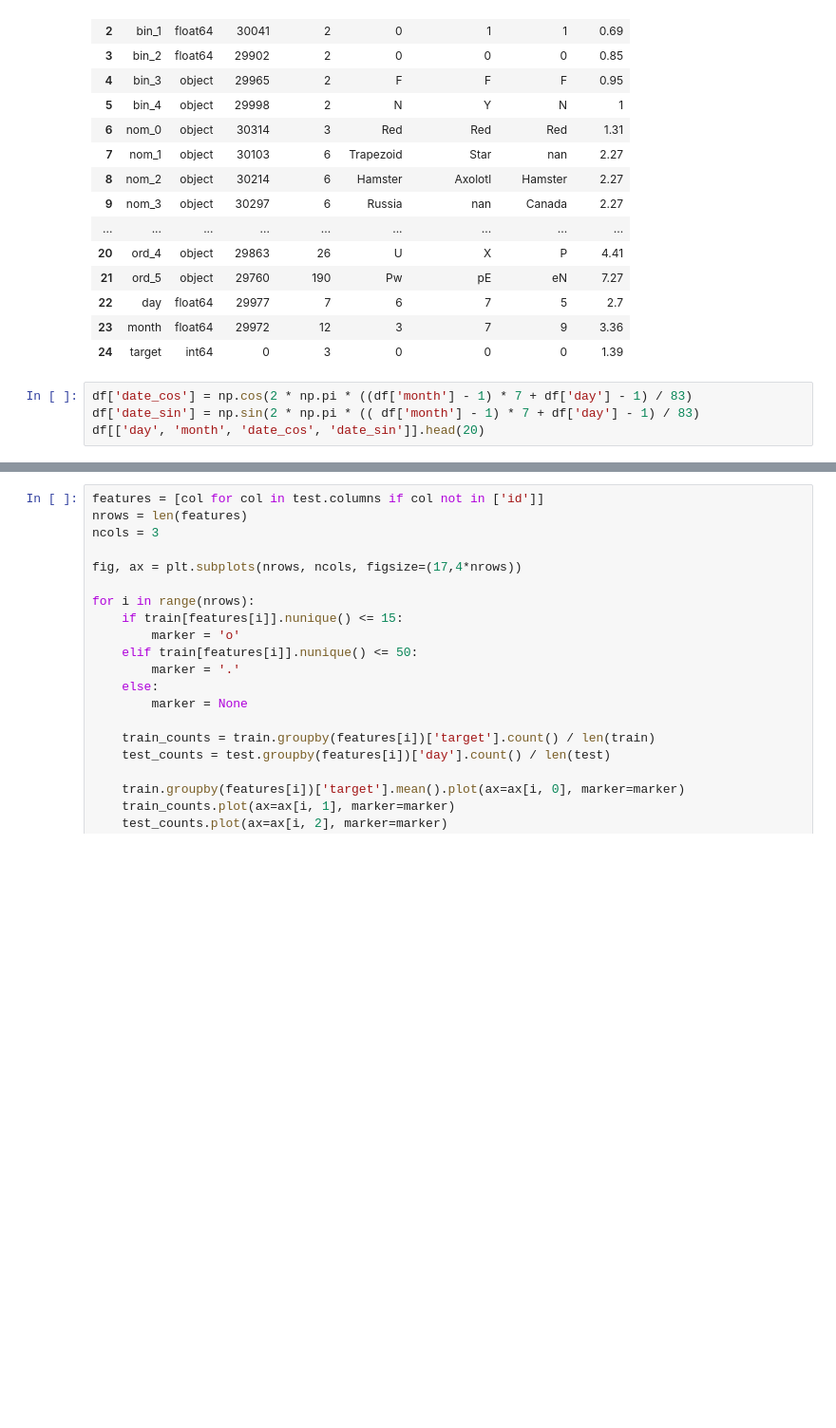
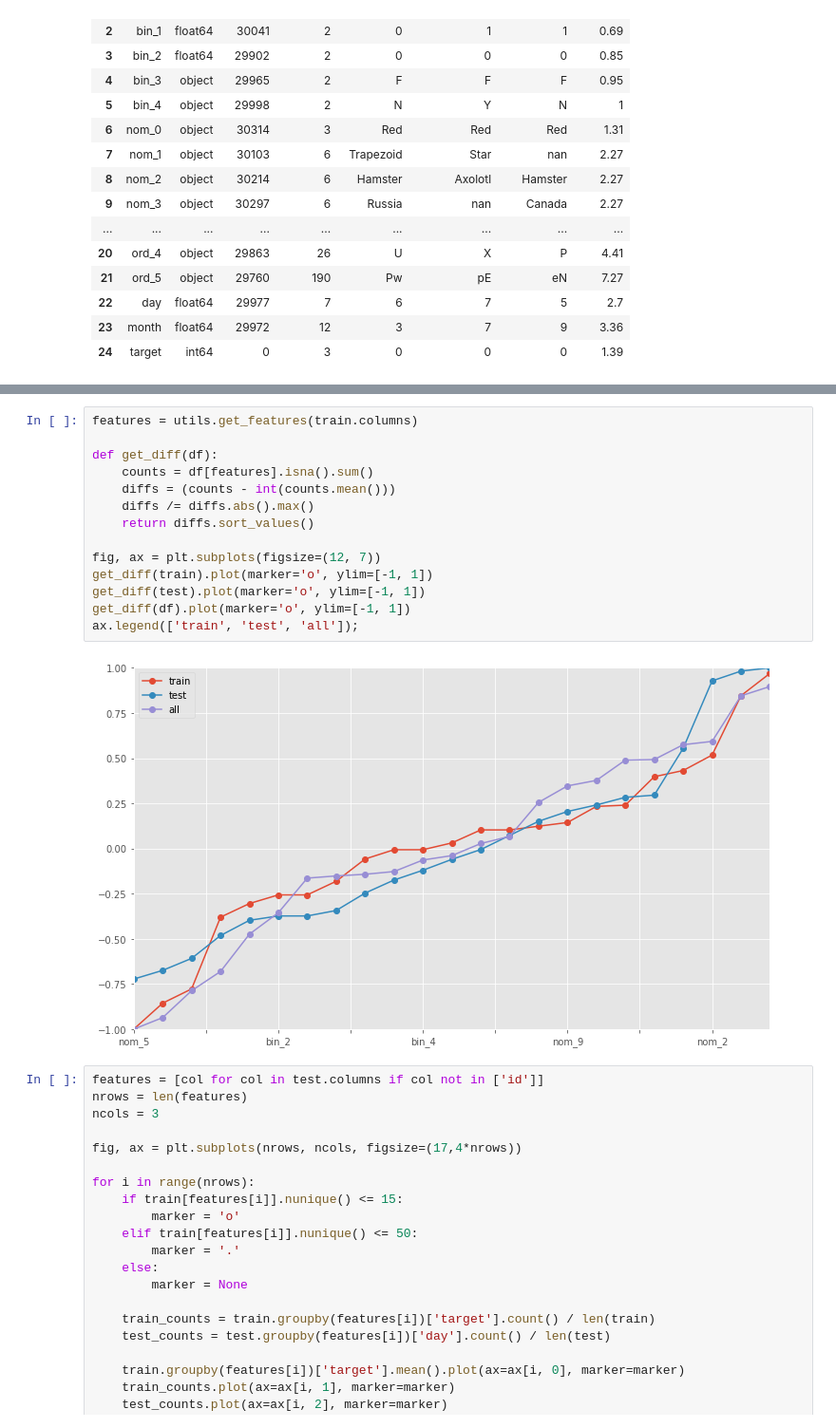
Before and after one commit to viktorsapozhok/cafeen, a Jupyter notebook: notebooks/1_simple_eda.ipynb, the cells around one changed output, grey strips where cells are left out. Shown at 95% size. Saved outputs shown, nothing was run; the diff lists cells and outputs as text; blank space fills up the shorter version.

```diff
--- a/notebooks/1_simple_eda.ipynb
+++ b/notebooks/1_simple_eda.ipynb
@@ -53,7 +53,3 @@ summary.style.background_gradient(cmap='Pastel1')
 | 22 | day | float64 | 29977 | 7 | 6 | 7 | 5 | 2.7 |
 | 23 | month | float64 | 29972 | 12 | 3 | 7 | 9 | 3.36 |
 | 24 | target | int64 | 0 | 3 | 0 | 0 | 0 | 1.39 |
-# %%
-df['date_cos'] = np.cos(2 * np.pi * ((df['month'] - 1) * 7 + df['day'] - 1) / 83)
-df['date_sin'] = np.sin(2 * np.pi * (( df['month'] - 1) * 7 + df['day'] - 1) / 83)
-df[['day', 'month', 'date_cos', 'date_sin']].head(20)
@@ -78,3 +105,19 @@ df[['day', 'month', 'date_cos', 'date_sin']].head(20)
+# %%
+features = utils.get_features(train.columns)
+
+def get_diff(df):
+    counts = df[features].isna().sum()
+    diffs = (counts - int(counts.mean()))
+    diffs /= diffs.abs().max()
+    return diffs.sort_values()
+
+fig, ax = plt.subplots(figsize=(12, 7))
+get_diff(train).plot(marker='o', ylim=[-1, 1])
+get_diff(test).plot(marker='o', ylim=[-1, 1])
+get_diff(df).plot(marker='o', ylim=[-1, 1])
+ax.legend(['train', 'test', 'all']);
+# %% [output]
+[figure, added]
 # %%
 features = [col for col in test.columns if col not in ['id']]
 nrows = len(features)
```
Also changed, not shown: parts of 3 cells of this notebook, 2 other files.
